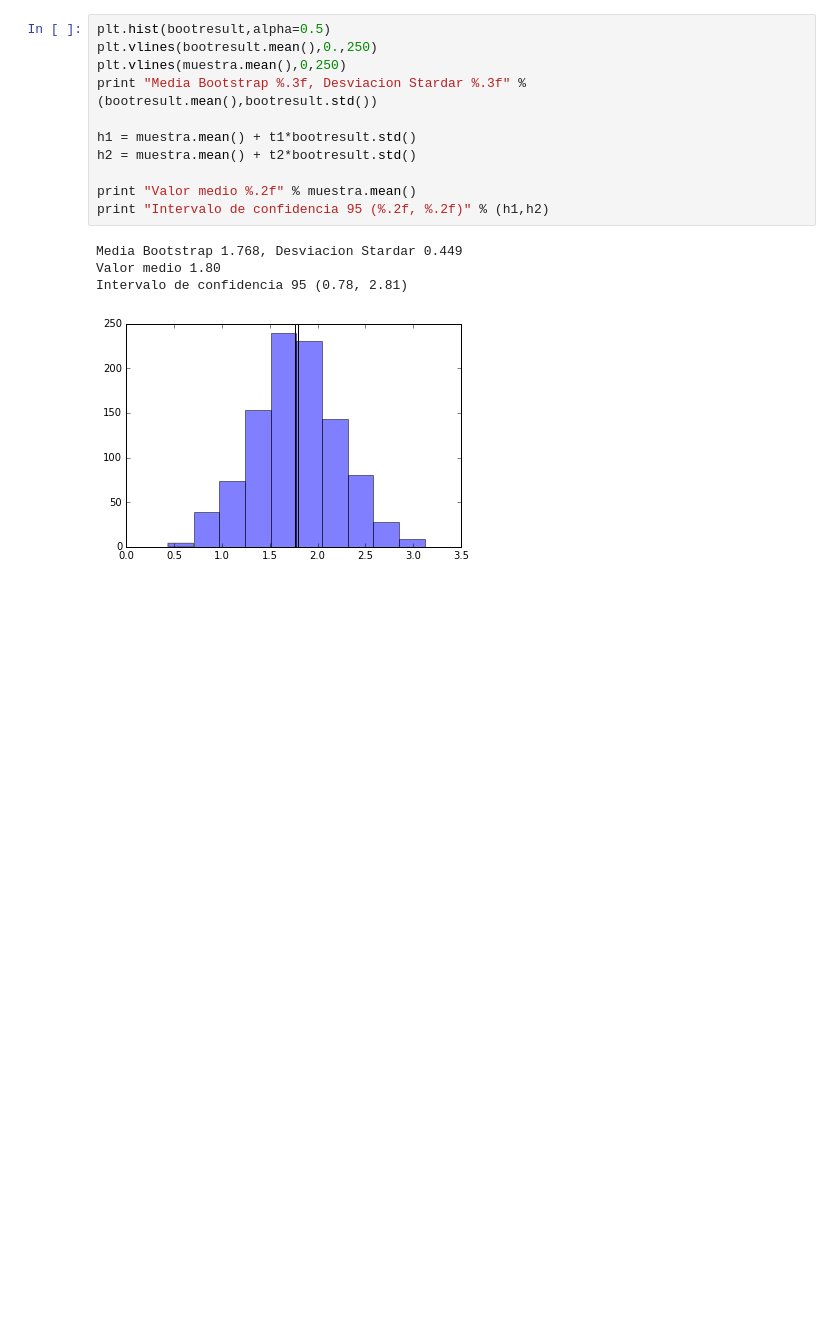
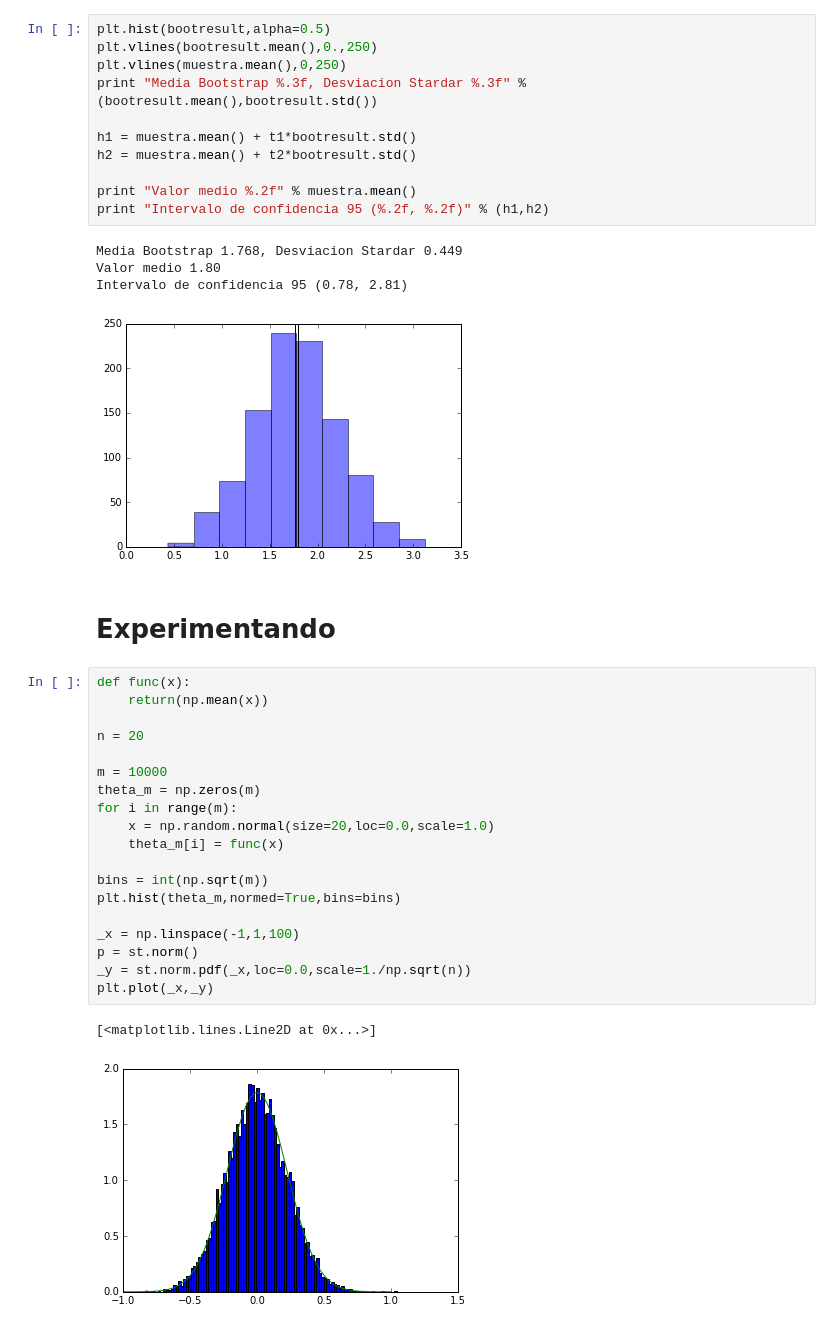
Before and after one commit to masgro/Astrostatistics, a Jupyter notebook: practicos/Bootstrap.ipynb, the cells around one changed output. Drawn from its saved outputs; the diff is of its cells as text; blank space fills up the shorter version.

```diff
--- a/practicos/Bootstrap.ipynb
+++ b/practicos/Bootstrap.ipynb
@@ -156,3 +168,27 @@ Media Bootstrap 1.768, Desviacion Stardar 0.449
 Valor medio 1.80
 Intervalo de confidencia 95 (0.78, 2.81)
 [figure]
+# %% [markdown]
+# Experimentando
+# %%
+def func(x):
+    return(np.mean(x))
+
+n = 20
+
+m = 10000
+theta_m = np.zeros(m)
+for i in range(m):
+    x = np.random.normal(size=20,loc=0.0,scale=1.0)
+    theta_m[i] = func(x)
+
+bins = int(np.sqrt(m))
+plt.hist(theta_m,normed=True,bins=bins)
+
+_x = np.linspace(-1,1,100)
+p = st.norm()
+_y = st.norm.pdf(_x,loc=0.0,scale=1./np.sqrt(n))
+plt.plot(_x,_y)
+# %% [output]
+[<matplotlib.lines.Line2D at 0x...>]
+[figure, added]
```
Also changed, not shown: parts of 7 cells of this notebook, 2 other files.
